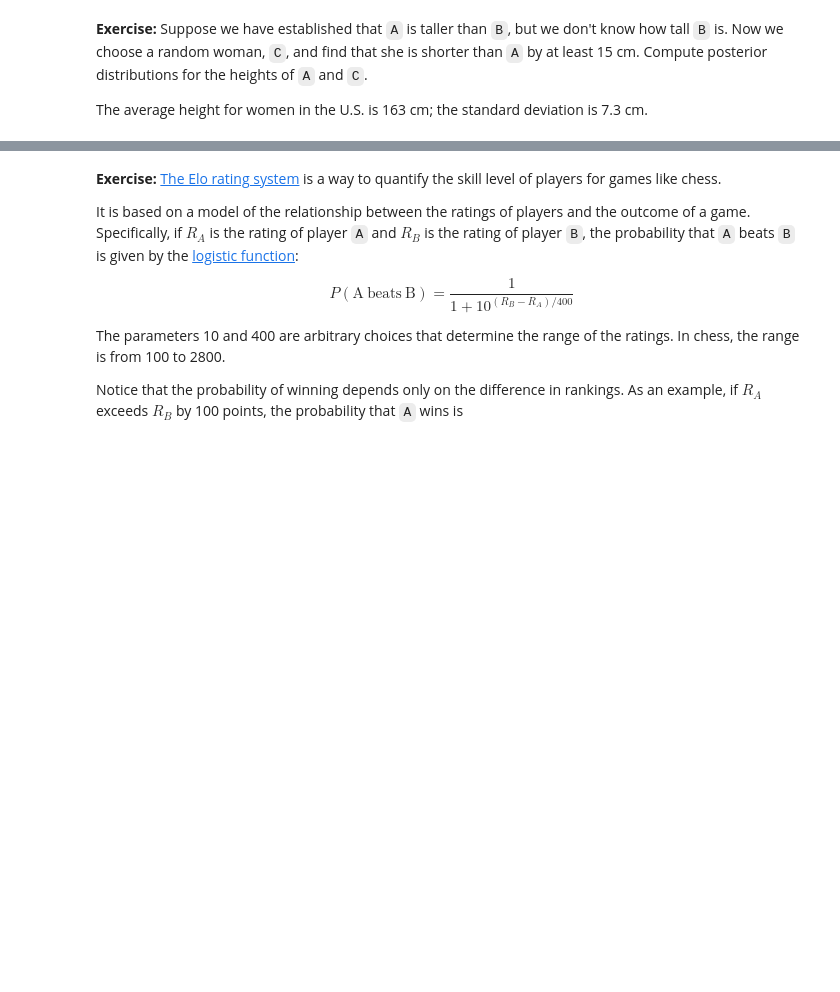
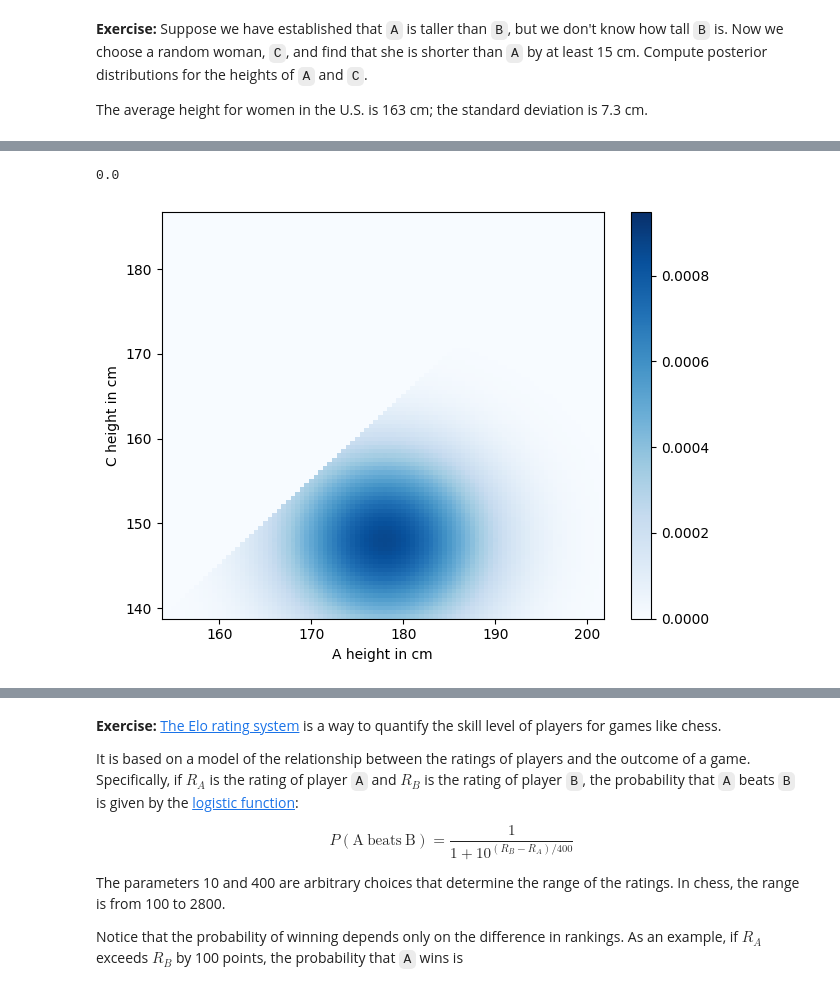
Before and after one commit to mat-ej/ThinkBayes2, a Jupyter notebook: notebooks/chap11.ipynb, the cells around one changed output, grey strips where cells are left out. Cells and saved outputs as stored; diff of their text form; code cells hidden in the pictures; blank space fills up the shorter version.

```diff
--- a/notebooks/chap11.ipynb
+++ b/notebooks/chap11.ipynb
@@ -702,0 +747,11 @@ The average height for women in the U.S. is 163 cm; the standard deviation is 7.
+# %%
+
+posterior = joint * likelihood
+posterior /= posterior.to_numpy().sum()
+
+plot_joint(posterior)
+# posterior.plot()
+posterior[190][190 - 14] #NOTE: P(A=190, C|A-C>=15), hence this should be 0
+# %% [output]
+0.0
+[figure, added]
```
Also changed, not shown: parts of 45 cells of this notebook.
